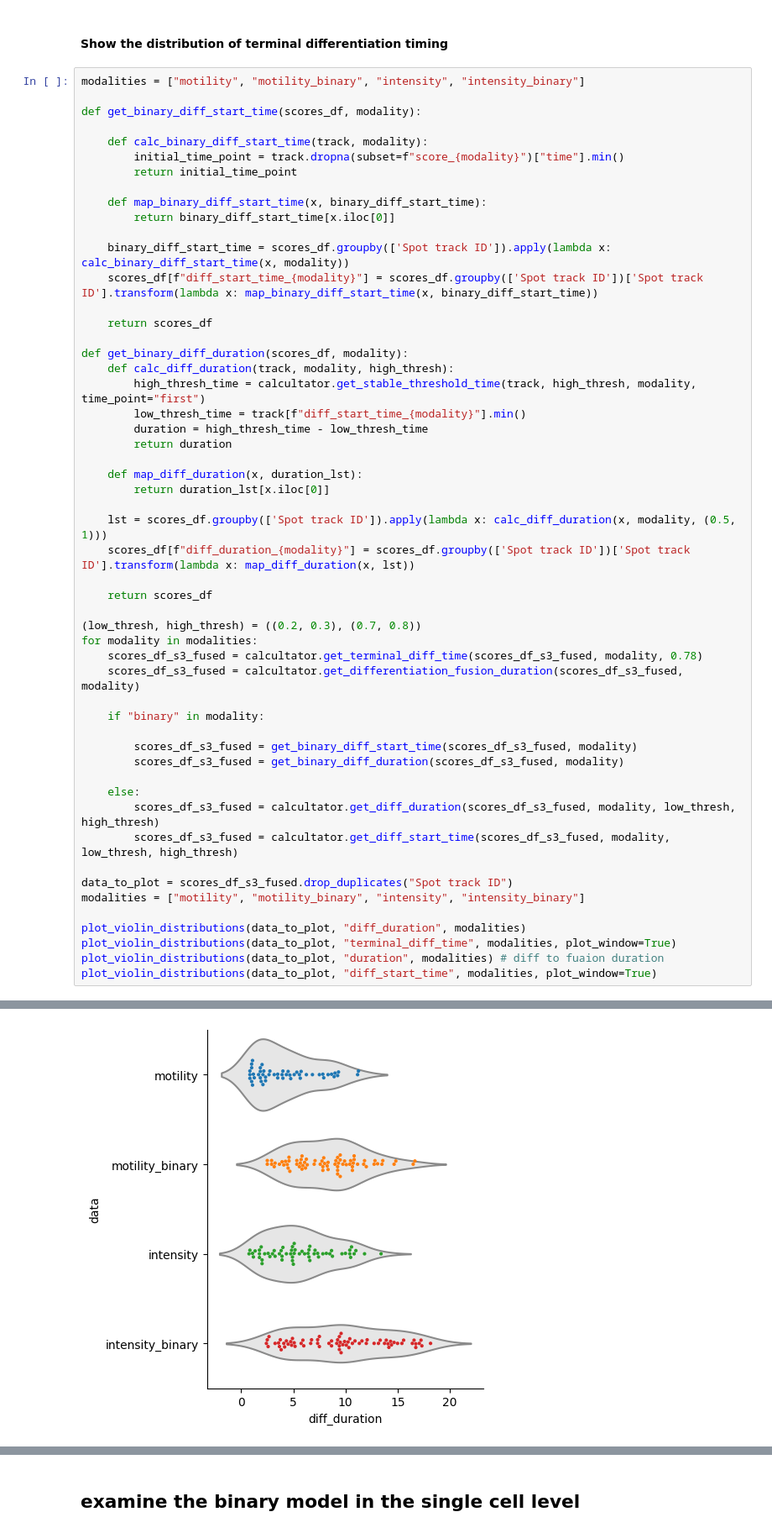
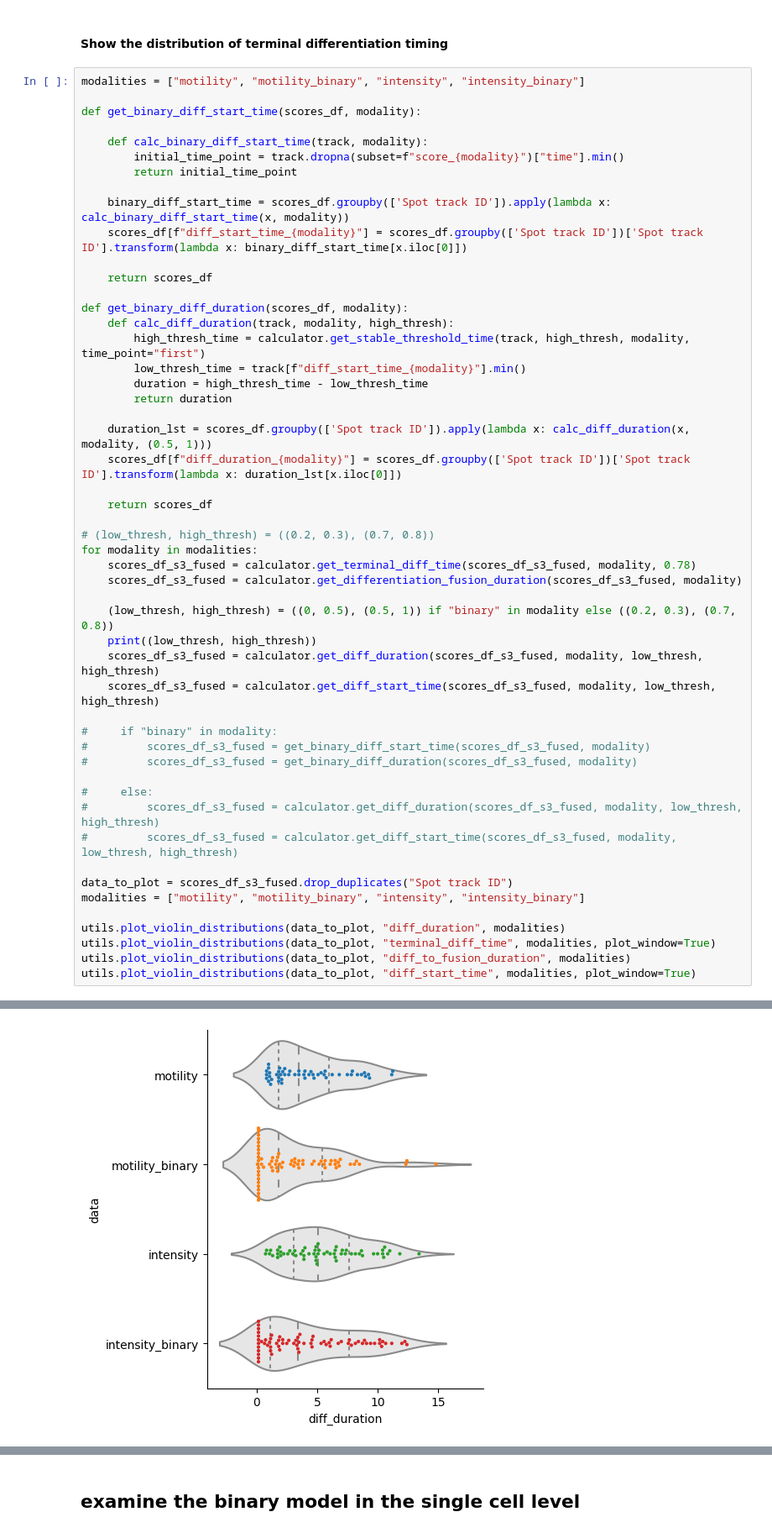
Before and after one commit to zaritskylab/muscle-formation-prediction, a Jupyter notebook: analysis/notebooks/sup_figure_binary_clf.ipynb, the cells around one changed output, grey strips where cells are left out. Shown at 84% size. Saved outputs shown, nothing was run; the diff lists cells and outputs as text.

```diff
--- a/analysis/notebooks/sup_figure_binary_clf.ipynb
+++ b/analysis/notebooks/sup_figure_binary_clf.ipynb
@@ -140,48 +83,46 @@ def get_binary_diff_start_time(scores_df, modality):
         initial_time_point = track.dropna(subset=f"score_{modality}")["time"].min()
         return initial_time_point
 
-    def map_binary_diff_start_time(x, binary_diff_start_time):
-        return binary_diff_start_time[x.iloc[0]]
-
     binary_diff_start_time = scores_df.groupby(['Spot track ID']).apply(lambda x: calc_binary_diff_start_time(x, modality))
-    scores_df[f"diff_start_time_{modality}"] = scores_df.groupby(['Spot track ID'])['Spot track ID'].transform(lambda x: map_binary_diff_start_time(x, binary_diff_start_time))
+    scores_df[f"diff_start_time_{modality}"] = scores_df.groupby(['Spot track ID'])['Spot track ID'].transform(lambda x: binary_diff_start_time[x.iloc[0]])
 
     return scores_df
 
 def get_binary_diff_duration(scores_df, modality):
     def calc_diff_duration(track, modality, high_thresh):
-        high_thresh_time = calcultator.get_stable_threshold_time(track, high_thresh, modality, time_point="first")
+        high_thresh_time = calculator.get_stable_threshold_time(track, high_thresh, modality, time_point="first")
         low_thresh_time = track[f"diff_start_time_{modality}"].min()
         duration = high_thresh_time - low_thresh_time
         return duration
 
-    def map_diff_duration(x, duration_lst):
-        return duration_lst[x.iloc[0]]
-
-    lst = scores_df.groupby(['Spot track ID']).apply(lambda x: calc_diff_duration(x, modality, (0.5, 1)))
-    scores_df[f"diff_duration_{modality}"] = scores_df.groupby(['Spot track ID'])['Spot track ID'].transform(lambda x: map_diff_duration(x, lst))
+    duration_lst = scores_df.groupby(['Spot track ID']).apply(lambda x: calc_diff_duration(x, modality, (0.5, 1)))
+    scores_df[f"diff_duration_{modality}"] = scores_df.groupby(['Spot track ID'])['Spot track ID'].transform(lambda x: duration_lst[x.iloc[0]])
 
     return scores_df
 
-(low_thresh, high_thresh) = ((0.2, 0.3), (0.7, 0.8))
+# (low_thresh, high_thresh) = ((0.2, 0.3), (0.7, 0.8))
 for modality in modalities:
-    scores_df_s3_fused = calcultator.get_terminal_diff_time(scores_df_s3_fused, modality, 0.78)
-    scores_df_s3_fused = calcultator.get_differentiation_fusion_duration(scores_df_s3_fused, modality)
+    scores_df_s3_fused = calculator.get_terminal_diff_time(scores_df_s3_fused, modality, 0.78)
+    scores_df_s3_fused = calculator.get_differentiation_fusion_duration(scores_df_s3_fused, modality)
 
-    if "binary" in modality:
+    (low_thresh, high_thresh) = ((0, 0.5), (0.5, 1)) if "binary" in modality else ((0.2, 0.3), (0.7, 0.8))
+    print((low_thresh, high_thresh))
+    scores_df_s3_fused = calculator.get_diff_duration(scores_df_s3_fused, modality, low_thresh, high_thresh)
+    scores_df_s3_fused = calculator.get_diff_start_time(scores_df_s3_fused, modality, low_thresh, high_thresh)
 
-        scores_df_s3_fused = get_binary_diff_start_time(scores_df_s3_fused, modality)
-        scores_df_s3_fused = get_binary_diff_duration(scores_df_s3_fused, modality)
+#     if "binary" in modality:
+#         scores_df_s3_fused = get_binary_diff_start_time(scores_df_s3_fused, modality)
+#         scores_df_s3_fused = get_binary_diff_duration(scores_df_s3_fused, modality)
 
-    else:
-        scores_df_s3_fused = calcultator.get_diff_duration(scores_df_s3_fused, modality, low_thresh, high_thresh)
-        scores_df_s3_fused = calcultator.get_diff_start_time(scores_df_s3_fused, modality, low_thresh, high_thresh)
+#     else:
+#         scores_df_s3_fused = calculator.get_diff_duration(scores_df_s3_fused, modality, low_thresh, high_thresh)
+#         scores_df_s3_fused = calculator.get_diff_start_time(scores_df_s3_fused, modality, low_thresh, high_thresh)
 
 data_to_plot = scores_df_s3_fused.drop_duplicates("Spot track ID")
 modalities = ["motility", "motility_binary", "intensity", "intensity_binary"]
 
-plot_violin_distributions(data_to_plot, "diff_duration", modalities)
-plot_violin_distributions(data_to_plot, "terminal_diff_time", modalities, plot_window=True)
-plot_violin_distributions(data_to_plot, "duration", modalities) # diff to fuaion duration
-plot_violin_distributions(data_to_plot, "diff_start_time", modalities, plot_window=True)
+utils.plot_violin_distributions(data_to_plot, "diff_duration", modalities)
+utils.plot_violin_distributions(data_to_plot, "terminal_diff_time", modalities, plot_window=True)
+utils.plot_violin_distributions(data_to_plot, "diff_to_fusion_duration", modalities)
+utils.plot_violin_distributions(data_to_plot, "diff_start_time", modalities, plot_window=True)
 # %% [output]
@@ -193 +138 @@ intensity_binary: normality test p-val=0.0012656515847249672, mean: 9.608, std:
-[figure, old version]
+[figure, new version]
```
Also changed, not shown: parts of 15 cells of this notebook, 13 other files.
